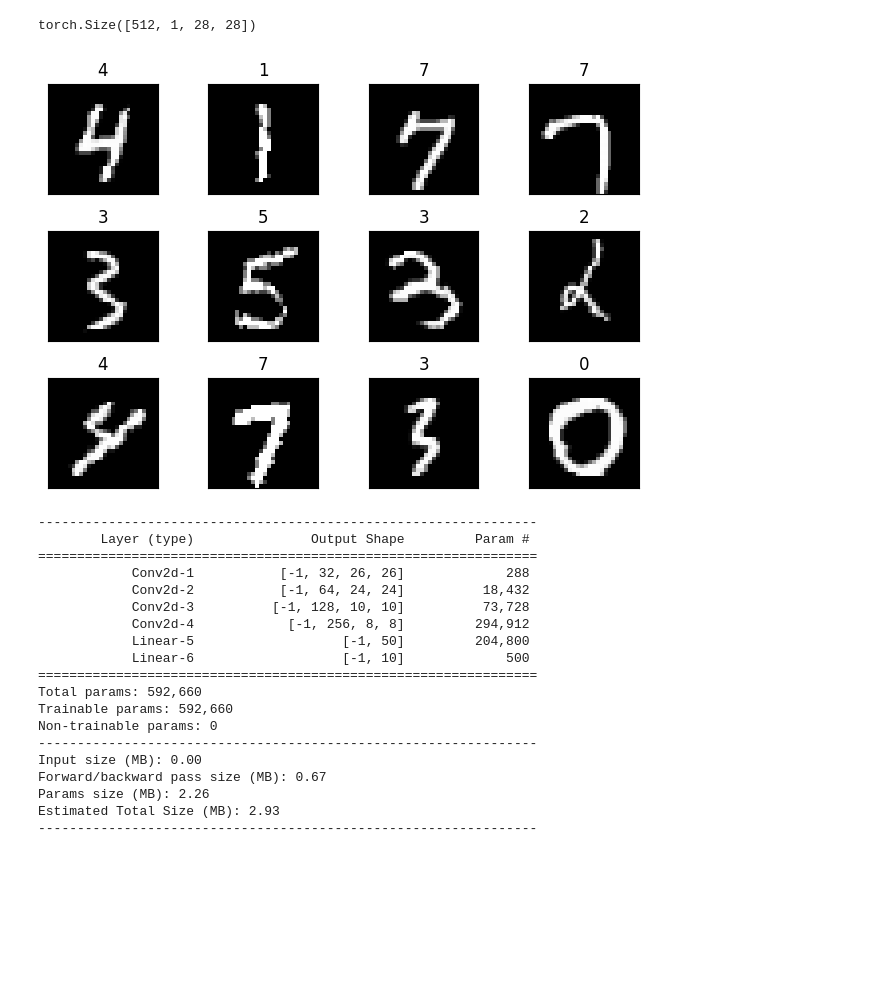
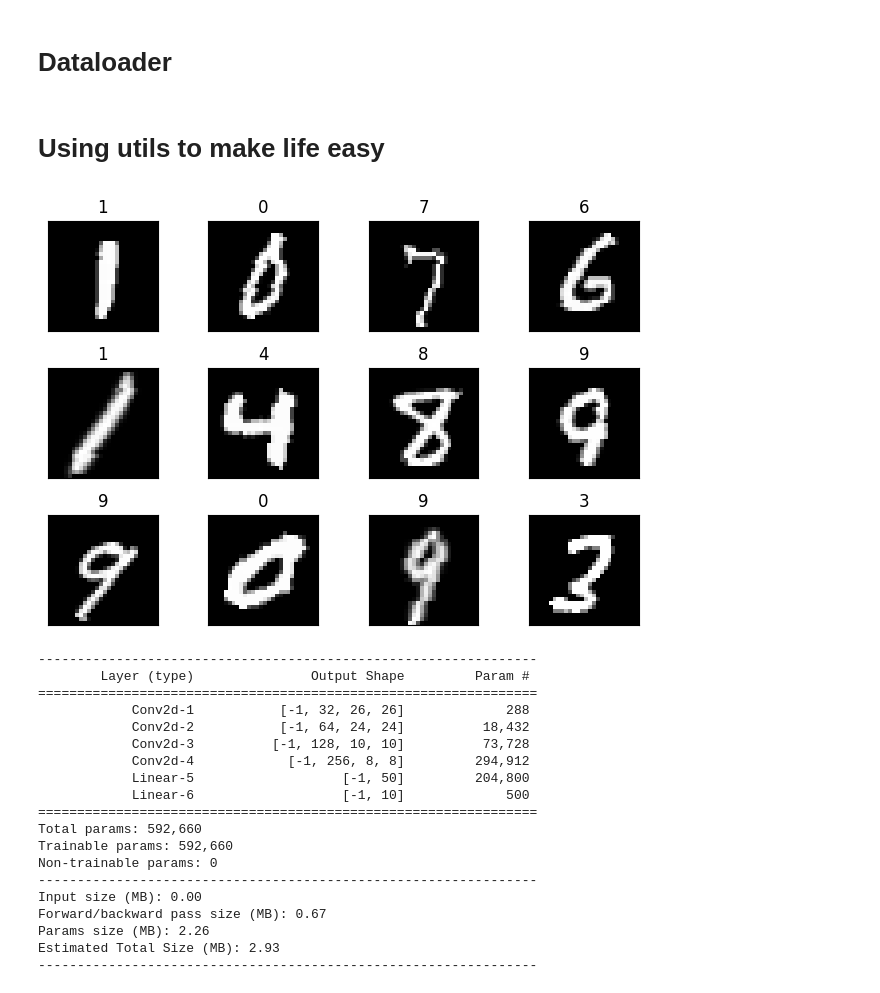
Before and after one commit to kshitijqwerty/ERA_S5, a Jupyter notebook: S5.ipynb, the cells around one changed output. Cells and saved outputs as stored; diff of their text form; code cells hidden in the pictures; blank space fills up the shorter version.

```diff
--- a/S5.ipynb
+++ b/S5.ipynb
@@ -5,6 +5,8 @@ from torchvision import datasets, transforms
 import torch.optim as optim
 import torch.nn.functional as F
 import torch
+# %% [markdown]
+# Dataloader
 # %%
 # Train data transformations
 train_transforms = transforms.Compose([
@@ -33,24 +35,11 @@ kwargs = {'batch_size': batch_size, 'shuffle': True, 'num_workers': 2, 'pin_memo
 # Load the dataloaders
 test_loader = torch.utils.data.DataLoader(test_data, **kwargs)
 train_loader = torch.utils.data.DataLoader(train_data, **kwargs)
-# %%
-import matplotlib.pyplot as plt
-
-batch_data, batch_label = next(iter(train_loader)) # load the train loader and get the next data
-
-fig = plt.figure() # initialize the plt figure object
-
-for i in range(12): # run for 12 steps
-  plt.subplot(3,4,i+1) # Create a subplot with 3x4 grid and selecting which subplot to work on right now
-  plt.tight_layout() # plt inner function to use tighter layout for minimized layouts
-  plt.imshow(batch_data[i].squeeze(0), cmap='gray') # Draw the images and remove the dim with size = 1 , with a color map of gray
-  plt.title(batch_label[i].item()) # print the titles with the image labels
-  plt.xticks([])
-  plt.yticks([])
-
-batch_data.shape
-# %% [output]
-torch.Size([512, 1, 28, 28])
-[figure, removed]
+# %% [markdown]
+# Using utils to make life easy
+# %%
+visualize_data(train_loader)
+# %% [output]
+[figure, added]
 # %%
 model = Net()
```
Also changed, not shown: parts of 5 cells of this notebook, 2 other files.
